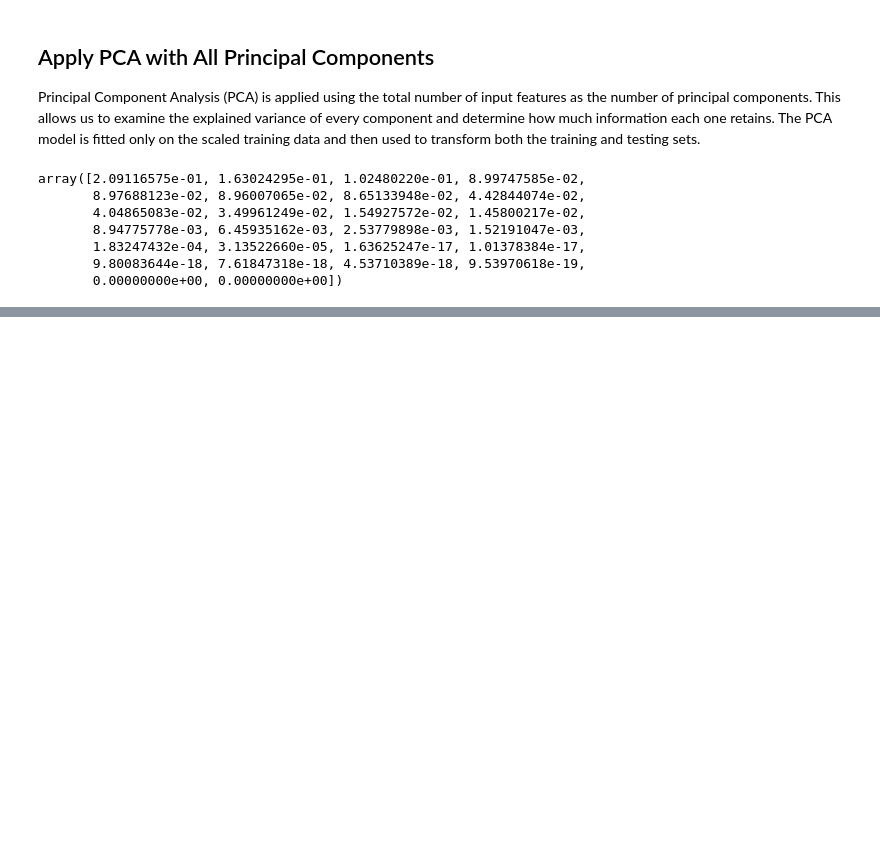
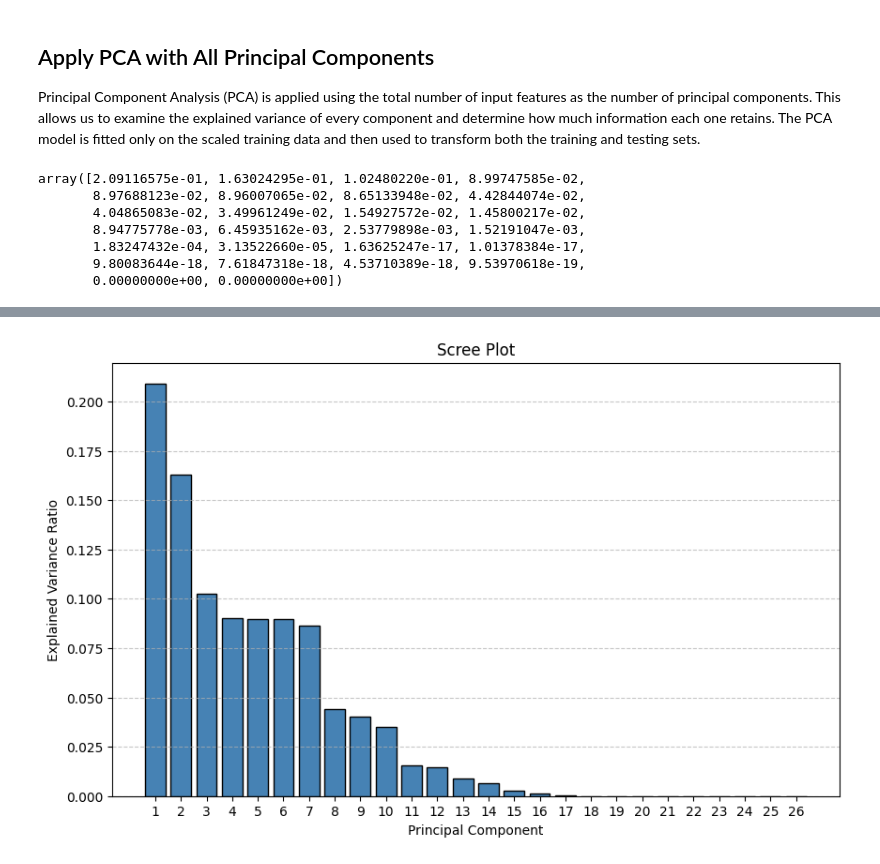
Before and after one commit to hania-sajjad/WEEK-3-TASK, a Jupyter notebook: notebooks /week3_pca.ipynb, the cells around one changed output, grey strips where cells are left out. Drawn from its saved outputs; the diff is of its cells as text; code cells hidden in the pictures; blank space fills up the shorter version.

Commit message:
Scree Plot/ Bar Chart

```diff
--- a/notebooks /week3_pca.ipynb
+++ b/notebooks /week3_pca.ipynb
@@ -121,0 +126,22 @@ array([2.09116575e-01, 1.63024295e-01, 1.02480220e-01, 8.99747585e-02,
+# %%
+# Create a scree plot showing the explained variance ratio of each principal component
+
+plt.figure(figsize=(10, 6))
+
+plt.bar(
+    range(1, len(explained_variance) + 1),
+    explained_variance,
+    color='steelblue',
+    edgecolor='black'
+)
+
+plt.xlabel("Principal Component")
+plt.ylabel("Explained Variance Ratio")
+plt.title("Scree Plot")
+
+plt.xticks(range(1, len(explained_variance) + 1))
+plt.grid(axis='y', linestyle='--', alpha=0.7)
+
+plt.show()
+# %% [output]
+[figure, added]
```
Also changed, not shown: parts of 2 cells of this notebook.
